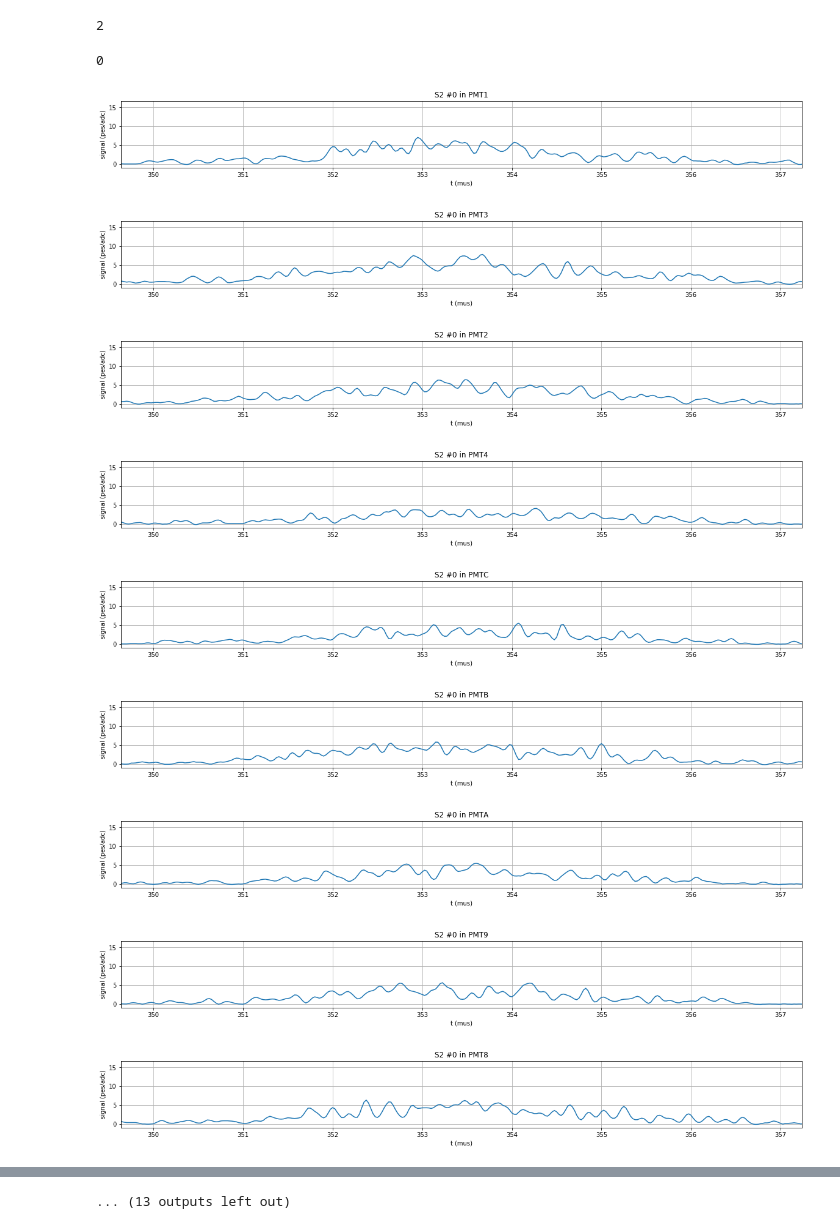
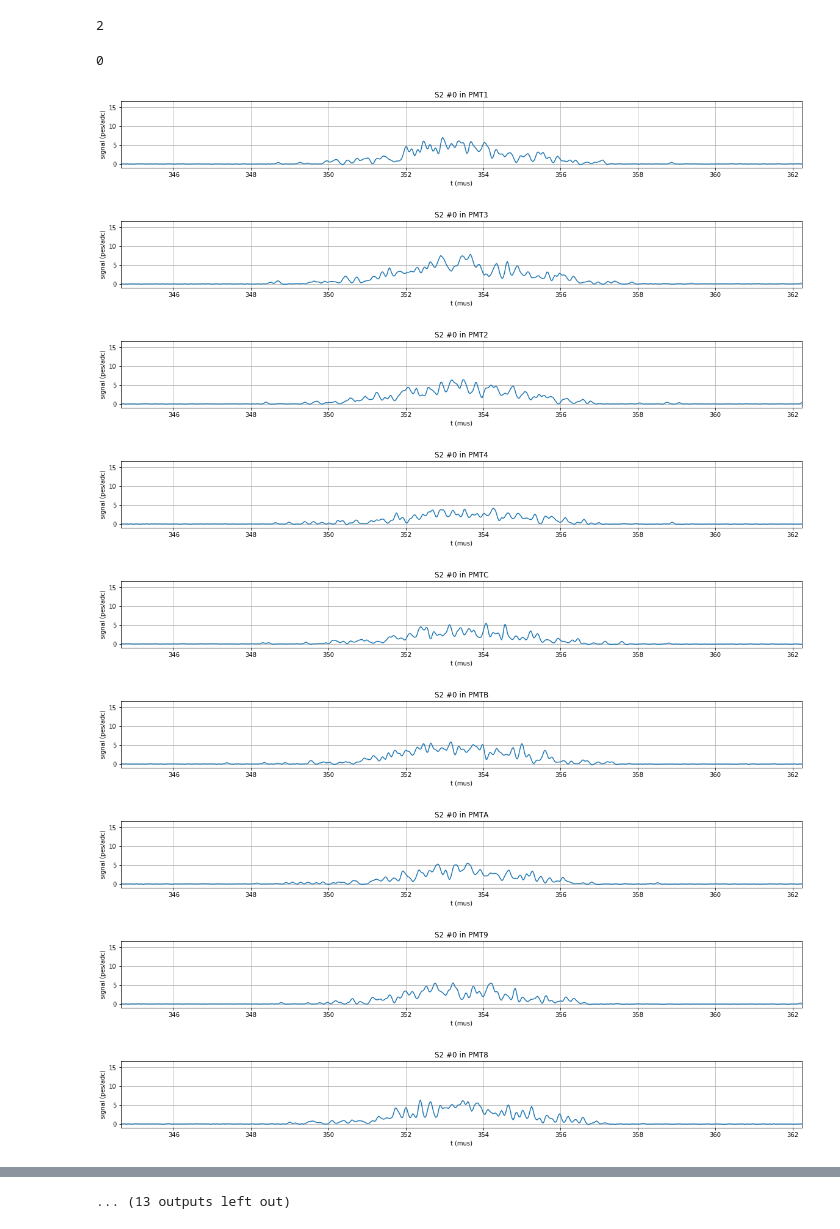
Before and after one commit to abotas/ICARO, a Jupyter notebook: icaro/Kryptonite/SelectWaveforms.ipynb, the cells around one changed output, grey strips where cells are left out. Saved outputs shown, nothing was run; the diff lists cells and outputs as text; code cells hidden in the pictures.

```diff
--- a/icaro/Kryptonite/SelectWaveforms.ipynb
+++ b/icaro/Kryptonite/SelectWaveforms.ipynb
@@ -365,25 +365,25 @@ energy vector (pes) = [   137.66638772    680.01304887   2421.13452416   5209.77
 # %%
 for s2 in epm.S2:
     print(s2)
     for i in range(11):
         plot_signal_vs_time_mus(epm.CAL_PMT[i],
-                                     t_min      =    epm.S2[s2][0][0] / 1e3,
-                                     t_max      =    epm.S2[s2][0][-1]/ 1e3,
+                                     t_min      =    epm.S2[s2][0][0] / 1e3 - 5,
+                                     t_max      =    epm.S2[s2][0][-1]/ 1e3 + 5,
                                      signal_min =    -1,
                                      signal_max =  epm.S2[s2][1].max()/float(len(epm.S2[s2][0]))/11.,
                                      figsize=(20,2))
         plt.title('S2 #' + str(s2) + ' in ' + DataPMT.PmtID.values[i])
         plt.show()
     print('===========================================================')
     print('===========================================================')
 # %% [output]
 0
-[figure, old version]
+[figure, new version]
-[figure, old version]
+[figure, new version]
-[figure, old version]
+[figure, new version]
-[figure, old version]
+[figure, new version]
-[figure, old version]
+[figure, new version]
-[figure, old version]
+[figure, new version]
-[figure, old version]
+[figure, new version]
-[figure, old version]
+[figure, new version]
-[figure, old version]
+[figure, new version]
```
Also changed, not shown: parts of 9 cells of this notebook.
